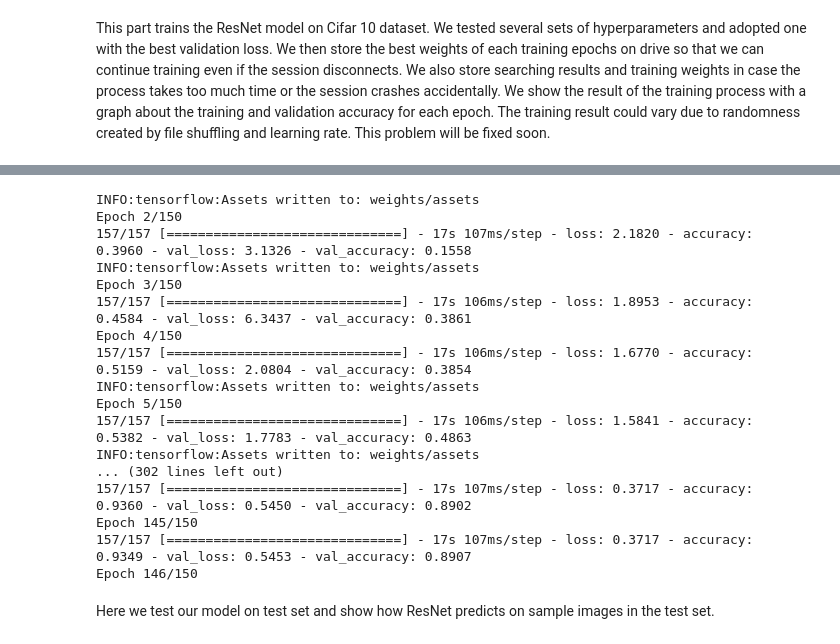
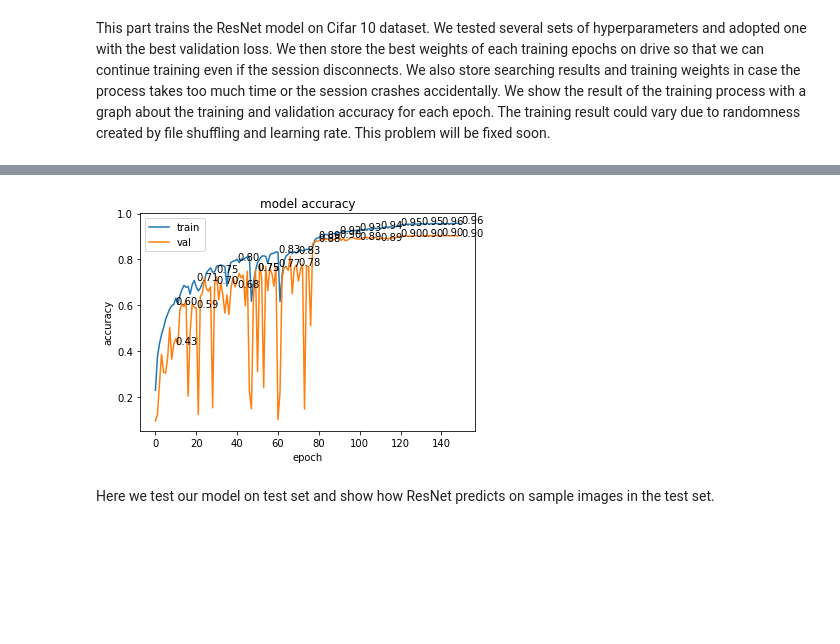
Before and after one commit to lnblanke/ML, a Jupyter notebook: cv/ResNet/ResNet.ipynb, the cells around one changed output, grey strips where cells are left out. Saved outputs shown, nothing was run; the diff lists cells and outputs as text; code cells hidden in the pictures; blank space fills up the shorter version.

```diff
--- a/cv/ResNet/ResNet.ipynb
+++ b/cv/ResNet/ResNet.ipynb
@@ -105,7 +62,7 @@ def bottleneck(input, f1, f3, stride, weight_decay):
     x = BatchNormalization()(x)
 
     if stride == 2:
-        input = Conv2D(kernel_size = 1, strides = stride, filters = f3, padding = "valid", activation = "relu", kernel_regularizer = l2(weight_decay))(input)
+        input = Conv2D(kernel_size = 1, strides = stride, filters = f3, padding = "valid", kernel_regularizer = l2(weight_decay))(input)
         input = BatchNormalization()(input)
 
     x = input + x
@@ -123,7 +80,7 @@ def block(input, f1, stride, weight_decay):
 
     if stride == 2:
         input = Conv2D(kernel_size = 1, strides = 2, filters = f1, padding = "valid", kernel_regularizer = l2(weight_decay))(input)
-        input = BatchNormalization()(x)
+        input = BatchNormalization()(input)
 
     x = input + x
     x = BatchNormalization()(x)
@@ -137,6 +94,9 @@ def residualBlock(input, f1, f3, layers, weight_decay, dr, bottleNeck = False):
 
         for i in range(layers - 1):
             x = bottleneck(x, f1, f3, 1, weight_decay)
+
+            if dr > 0:
+                x = Dropout(dr)(x)
     else:
         x = block(input, f1, 2 if f1 != 64 else 1, weight_decay)
 
@@ -184,7 +144,7 @@ def createResNet(type, weight_decay, dropout, dropout_rate):
     x = Flatten()(x)
 
     if dropout:
-        x = Dropout(dropout_rate)(x)
+        x = Dropout(.4)(x)
 
     x = Dense(10, activation = "softmax")(x)
 
@@ -196,16 +156,16 @@ This part trains the ResNet model on Cifar 10 dataset. We tested several sets of
 # %%
 # Set a checkpoint to save weights
 cp = tf.keras.callbacks.ModelCheckpoint("weights", monitor = "val_loss", verbose = 0, save_best_only = True, mode = "auto")
-lr = tf.keras.callbacks.ReduceLROnPlateau(monitor='val_loss', factor = 0.1, patience = 5, verbose = 0,
-                                          mode = 'auto', min_delta = 0.0001, cooldown = 0, min_lr = 0)
+lr = tf.keras.callbacks.ReduceLROnPlateau(monitor='val_loss', factor = 0.1, patience = 10, verbose = 0,
+                                          mode = 'auto', min_delta = 0.0001, cooldown = 5, min_lr = 1e-10)
 es = tf.keras.callbacks.EarlyStopping(monitor = "val_loss", patience = 20, restore_best_weights = True)
 
 weight_decay = 1e-4
 learning_rate = 1e-3
-dropout = True
-dropout_rate = .1
+dropout = True # Whether add Dropout at dense layer
+dropout_rate = 0.1
 
-model = createResNet(34, weight_decay, dropout, dropout_rate)
+model = createResNet(50, weight_decay, dropout, dropout_rate)
 model.compile(optimizer = tf.keras.optimizers.Adam(learning_rate = learning_rate),
               loss = tf.keras.losses.SparseCategoricalCrossentropy(),
               metrics = ["accuracy"])
@@ -213,7 +173,7 @@ model.compile(optimizer = tf.keras.optimizers.Adam(learning_rate = learning_rate
 # We can use the existing data if the training process has started
 # model.load_weights("weights")
 
-history = model.fit(train, epochs = 150, validation_data = val, callbacks = [cp, lr])
+history = model.fit(train, epochs = 150, validation_data = val, callbacks = [lr])
 
 plt.plot(history.history['accuracy'])
 plt.plot(history.history['val_accuracy'])
@@ -241,20 +209,4 @@ Epoch 1/150
-INFO:tensorflow:Assets written to: weights/assets
-Epoch 2/150
-157/157 [==============================] - 17s 107ms/step - loss: 2.1820 - accuracy: 0.3960 - val_loss: 3.1326 - val_accuracy: 0.1558
-INFO:tensorflow:Assets written to: weights/assets
-Epoch 3/150
-157/157 [==============================] - 17s 106ms/step - loss: 1.8953 - accuracy: 0.4584 - val_loss: 6.3437 - val_accuracy: 0.3861
-Epoch 4/150
-157/157 [==============================] - 17s 106ms/step - loss: 1.6770 - accuracy: 0.5159 - val_loss: 2.0804 - val_accuracy: 0.3854
-INFO:tensorflow:Assets written to: weights/assets
-Epoch 5/150
-157/157 [==============================] - 17s 106ms/step - loss: 1.5841 - accuracy: 0.5382 - val_loss: 1.7783 - val_accuracy: 0.4863
-INFO:tensorflow:Assets written to: weights/assets
-... (302 lines left out)
-157/157 [==============================] - 17s 107ms/step - loss: 0.3717 - accuracy: 0.9360 - val_loss: 0.5450 - val_accuracy: 0.8902
-Epoch 145/150
-157/157 [==============================] - 17s 107ms/step - loss: 0.3717 - accuracy: 0.9349 - val_loss: 0.5453 - val_accuracy: 0.8907
-Epoch 146/150
+[figure, added]
 # %% [markdown]
 Here we test our model on test set and show how ResNet predicts on sample images in the test set.
 # %%
```
Also changed, not shown: parts of 4 cells of this notebook, 8 other files.
